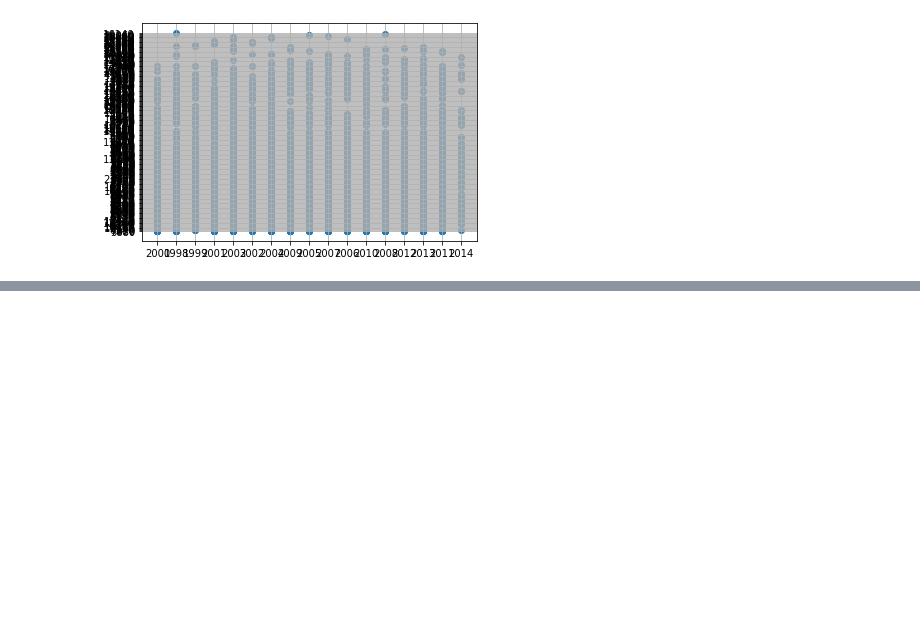
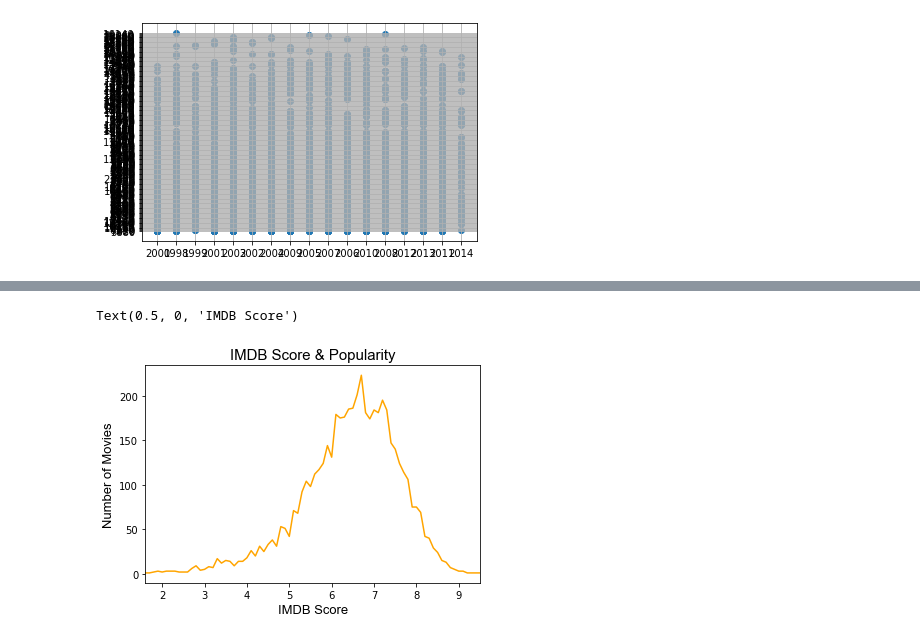
Before and after one commit to PedroSF88/SMU_Project_Group_1, a Jupyter notebook: project_1.ipynb, the cells around one changed output, grey strips where cells are left out. Drawn from its saved outputs; the diff is of its cells as text; code cells hidden in the pictures; blank space fills up the shorter version.

```diff
--- a/project_1.ipynb
+++ b/project_1.ipynb
@@ -163,0 +164,7 @@ plt.grid(True)
+# %%
+### 10-01-2019
+
+imdb_5000 = pd.read_csv("C:/Users/Kyoo Ha Cha/Desktop/SMUGitlab/SMU-DAL-DATA-PT-08-2019-U-C/SMU_Project_Group_1/movie_metadata.csv")
+
+# Display first 10 rows
+imdb_5000.head()
@@ -163,0 +246,9 @@ plt.grid(True)
+# %%
+imdb_5000_ratings = imdb_5000.groupby(['imdb_score'])['movie_title'].count()
+imdb_5000_ratings.plot(color="Orange")
+plt.title("IMDB Score & Popularity",fontname="Arial",fontsize=15)
+plt.ylabel("Number of Movies",fontname="Arial",fontsize=13)
+plt.xlabel("IMDB Score",fontname="Arial",fontsize=13)
+# %% [output]
+Text(0.5, 0, 'IMDB Score')
+[figure, added]
```
Also changed, not shown: parts of 16 cells of this notebook.
